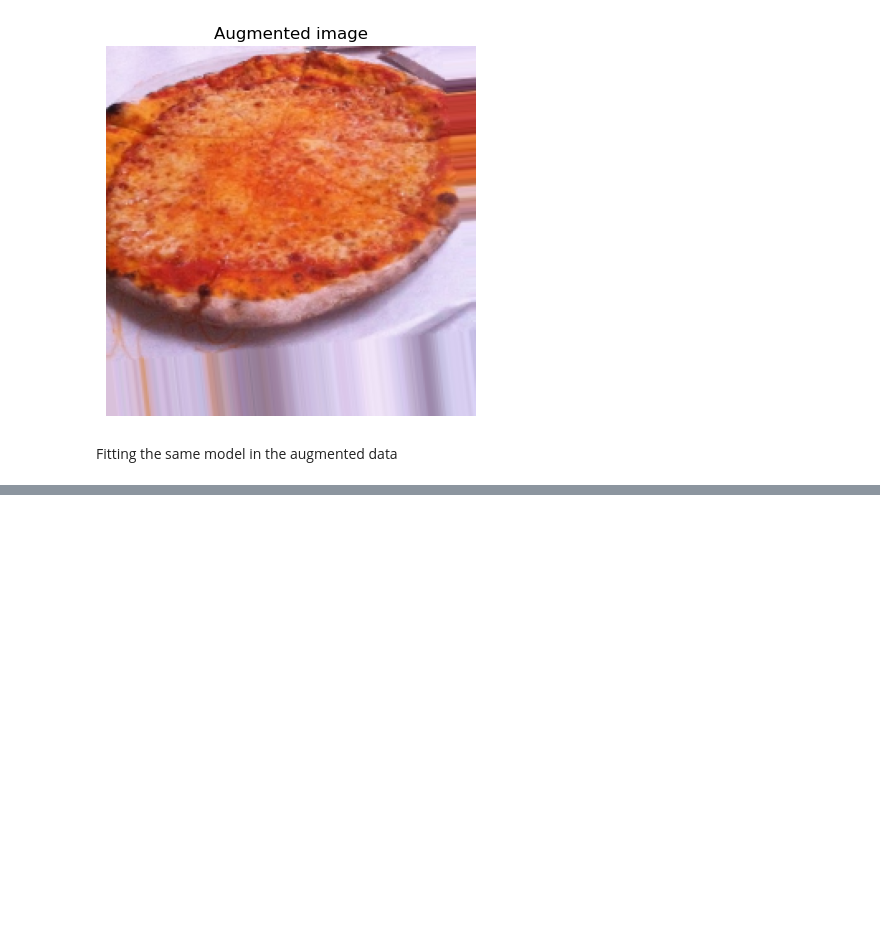
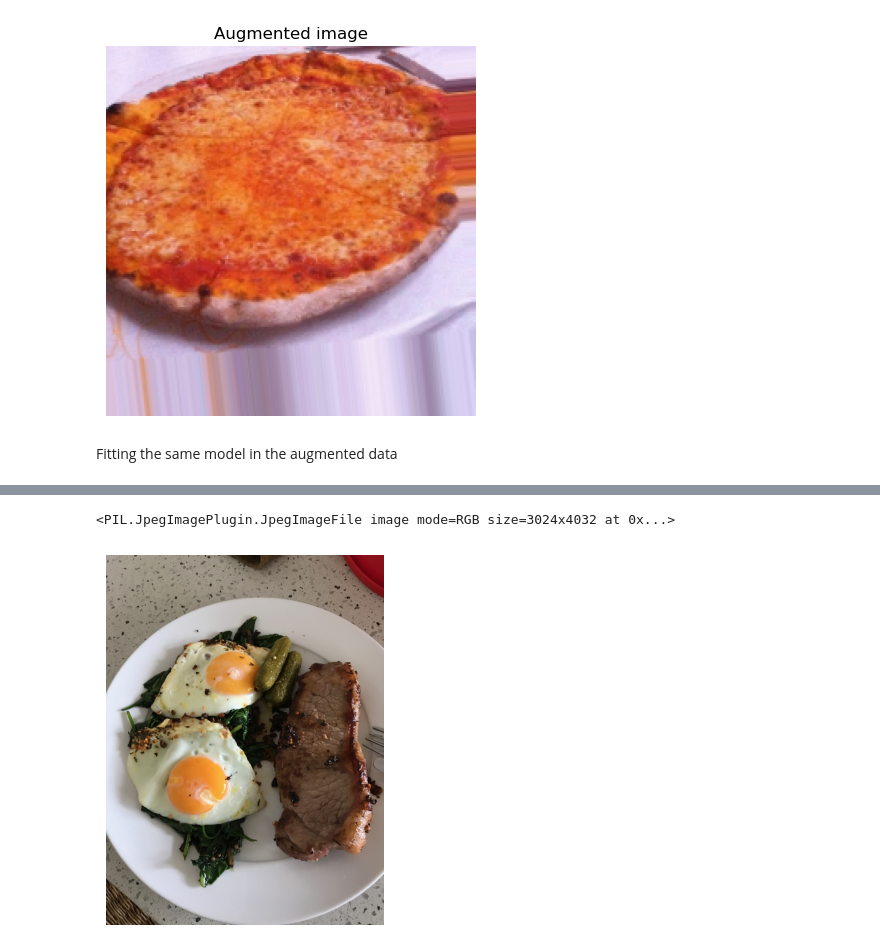
Before and after one commit to dibkb/tensorflow-udemy, a Jupyter notebook: CNN/1.ipynb, the cells around one changed output, grey strips where cells are left out. Drawn from its saved outputs; the diff is of its cells as text; code cells hidden in the pictures; blank space fills up the shorter version.

```diff
--- a/CNN/1.ipynb
+++ b/CNN/1.ipynb
@@ -591,0 +683,14 @@ model_eight.plot_loss_curves()
+# %%
+def display_random_image(url):
+    response = requests.get(url)
+    img = Image.open(io.BytesIO(response.content))
+    print(img)
+    # Display the image
+    plt.imshow(img)
+    plt.axis('off')  # Turn off axis labels
+    plt.show()
+# %%
+display_random_image('https://raw.githubusercontent.com/mrdbourke/tensorflow-deep-learning/main/images/03-steak.jpeg')
+# %% [output]
+<PIL.JpegImagePlugin.JpegImageFile image mode=RGB size=3024x4032 at 0x...>
+[figure, added]
```
Also changed, not shown: parts of 21 cells of this notebook.
